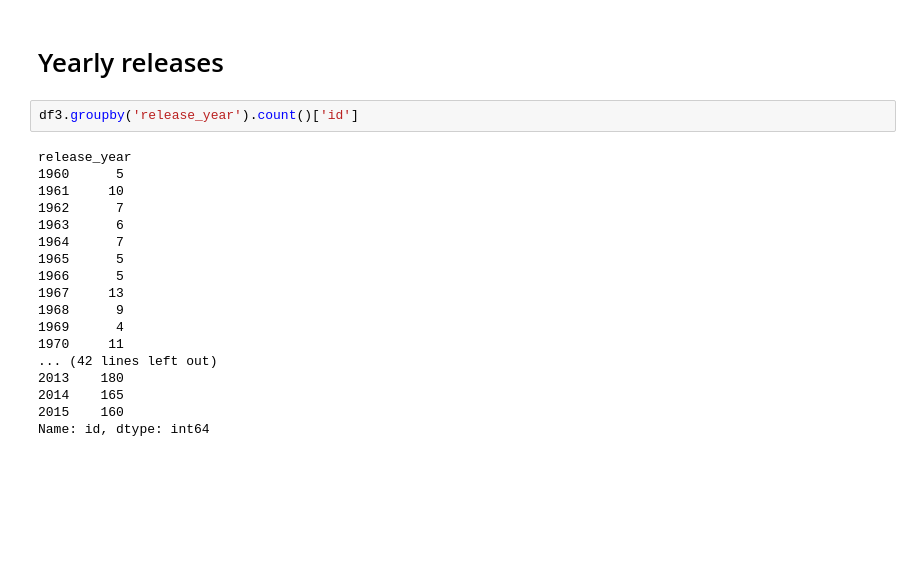
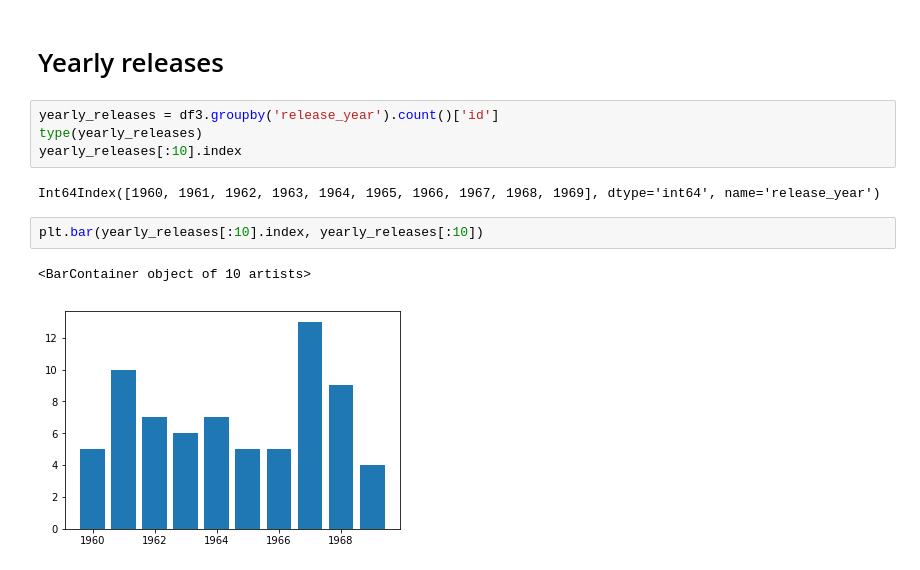
Before and after one commit to asim-noor/data-exploration, a Jupyter notebook: Project 2 DAND.ipynb, the cells around one changed output. Cells and saved outputs as stored; diff of their text form; blank space fills up the shorter version.

```diff
--- a/Project 2 DAND.ipynb
+++ b/Project 2 DAND.ipynb
@@ -329,22 +329,13 @@ df3['release_year'].min()
 # %% [markdown]
 # Yearly releases
 # %%
-df3.groupby('release_year').count()['id']
+yearly_releases = df3.groupby('release_year').count()['id']
+type(yearly_releases)
+yearly_releases[:10].index
 # %% [output]
-release_year
-1960      5
-1961     10
-1962      7
-1963      6
-1964      7
-1965      5
-1966      5
-1967     13
-1968      9
-1969      4
-1970     11
-... (42 lines left out)
-2013    180
-2014    165
-2015    160
-Name: id, dtype: int64
+Int64Index([1960, 1961, 1962, 1963, 1964, 1965, 1966, 1967, 1968, 1969], dtype='int64', name='release_year')
+# %%
+plt.bar(yearly_releases[:10].index, yearly_releases[:10])
+# %% [output]
+<BarContainer object of 10 artists>
+[figure, added]
```
Also changed, not shown: parts of 24 cells of this notebook.
